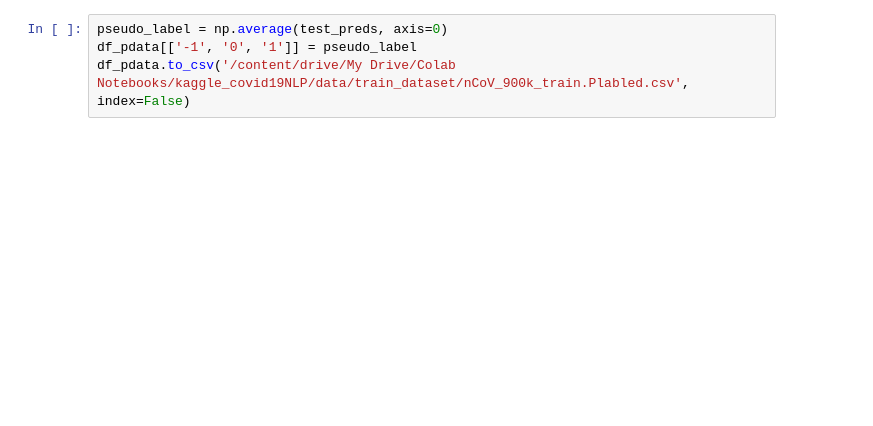
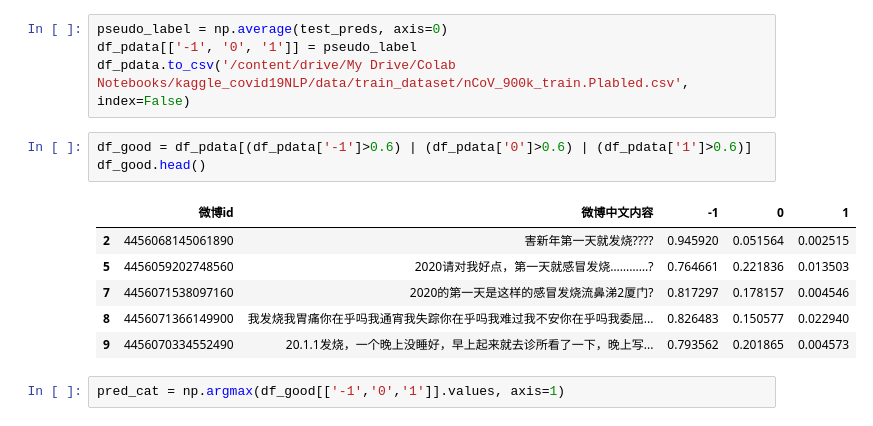
Before and after one commit to leoclementliao/bert-cls-notebook, a Jupyter notebook: FinalVersion_S2_pseudo_label.ipynb, the cells around one changed output. Cells and saved outputs as stored; diff of their text form; blank space fills up the shorter version.

```diff
--- a/FinalVersion_S2_pseudo_label.ipynb
+++ b/FinalVersion_S2_pseudo_label.ipynb
@@ -481,3 +486,15 @@ pseudo_label = np.average(test_preds, axis=0)
 pseudo_label = np.average(test_preds, axis=0)
 df_pdata[['-1', '0', '1']] = pseudo_label
 df_pdata.to_csv('/content/drive/My Drive/Colab Notebooks/kaggle_covid19NLP/data/train_dataset/nCoV_900k_train.Plabled.csv', index=False)
+# %%
+df_good = df_pdata[(df_pdata['-1']>0.6) | (df_pdata['0']>0.6) | (df_pdata['1']>0.6)]
+df_good.head()
+# %% [output]
+|  | 微博id | 微博中文内容 | -1 | 0 | 1 |
+| 2 | 4456068145061890 | 害新年第一天就发烧???? | 0.945920 | 0.051564 | 0.002515 |
+| 5 | 4456059202748560 | 2020请对我好点，第一天就感冒发烧…………? | 0.764661 | 0.221836 | 0.013503 |
+| 7 | 4456071538097160 | 2020的第一天是这样的感冒发烧流鼻涕2厦门? | 0.817297 | 0.178157 | 0.004546 |
+| 8 | 4456071366149900 | 我发烧我胃痛你在乎吗我通宵我失踪你在乎吗我难过我不安你在乎吗我委屈... | 0.826483 | 0.150577 | 0.022940 |
+| 9 | 4456070334552490 | 20.1.1发烧，一个晚上没睡好，早上起来就去诊所看了一下，晚上写... | 0.793562 | 0.201865 | 0.004573 |
+# %%
+pred_cat = np.argmax(df_good[['-1','0','1']].values, axis=1)
```
Also changed, not shown: parts of 2 cells of this notebook.
